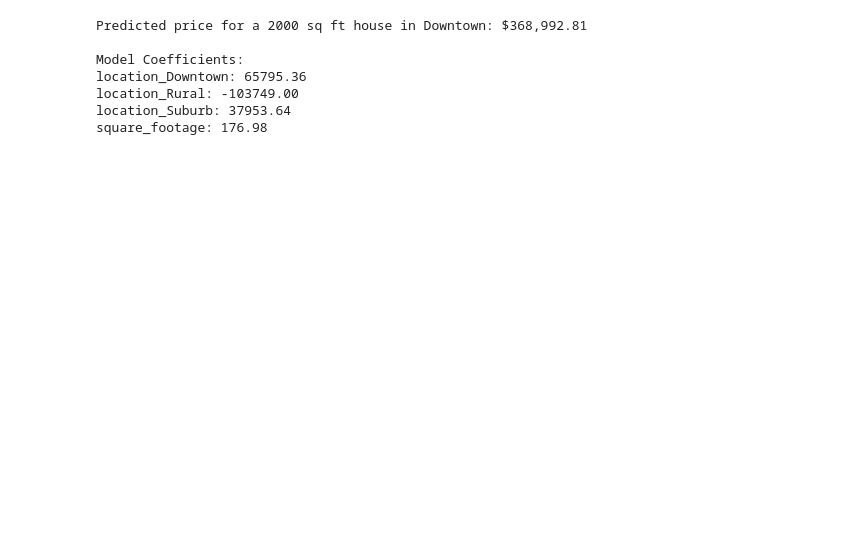
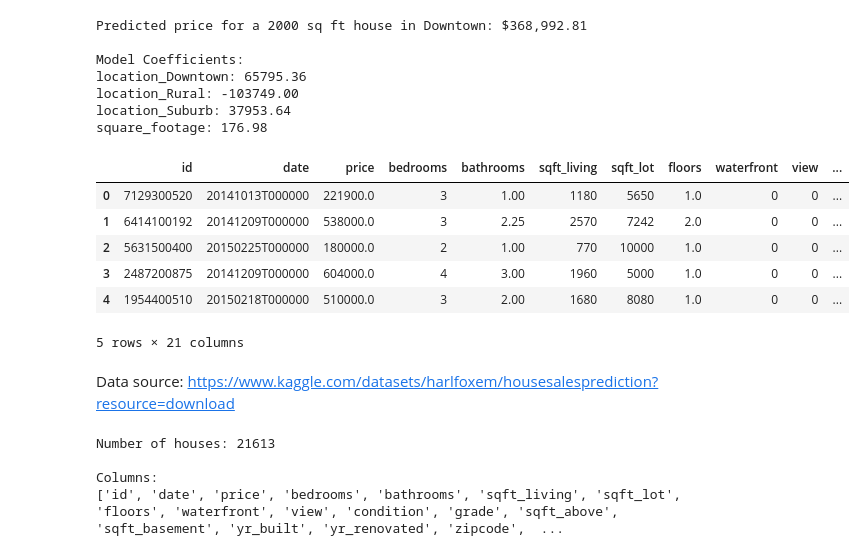
Before and after one commit to camilavazquezz/colab, a Jupyter notebook: house_price_prediction.ipynb, the cells around one changed output. Cells and saved outputs as stored; diff of their text form; code cells hidden in the pictures; blank space fills up the shorter version.

```diff
--- a/house_price_prediction.ipynb
+++ b/house_price_prediction.ipynb
@@ -58,3 +58,31 @@ location_Downtown: 65795.36
 location_Rural: -103749.00
 location_Suburb: 37953.64
 square_footage: 176.98
+# %%
+# Load the King County House Sales dataset
+# Data source: Kaggle - House Sales in King County, USA
+# https://www.kaggle.com/datasets/harlfoxem/housesalesprediction
+
+df = pd.read_csv("kc_house_data.csv")
+
+# Display the first 5 houses
+df.head()
+# %% [output]
+|  | id | date | price | bedrooms | bathrooms | sqft_living | sqft_lot | floors | waterfront | view | ... |
+| 0 | 7129300520 | 20141013T000000 | 221900.0 | 3 | 1.00 | 1180 | 5650 | 1.0 | 0 | 0 | ... |
+| 1 | 6414100192 | 20141209T000000 | 538000.0 | 3 | 2.25 | 2570 | 7242 | 2.0 | 0 | 0 | ... |
+| 2 | 5631500400 | 20150225T000000 | 180000.0 | 2 | 1.00 | 770 | 10000 | 1.0 | 0 | 0 | ... |
+| 3 | 2487200875 | 20141209T000000 | 604000.0 | 4 | 3.00 | 1960 | 5000 | 1.0 | 0 | 0 | ... |
+| 4 | 1954400510 | 20150218T000000 | 510000.0 | 3 | 2.00 | 1680 | 8080 | 1.0 | 0 | 0 | ... |
+5 rows × 21 columns
+# %% [markdown]
+Data source: https://www.kaggle.com/datasets/harlfoxem/housesalesprediction?resource=download
+# %%
+print("Number of houses:", len(df))
+print("\nColumns:")
+print(df.columns.tolist())
+# %% [output]
+Number of houses: 21613
+
+Columns:
+['id', 'date', 'price', 'bedrooms', 'bathrooms', 'sqft_living', 'sqft_lot', 'floors', 'waterfront', 'view', 'condition', 'grade', 'sqft_above', 'sqft_basement', 'yr_built', 'yr_renovated', 'zipcode',  ...
```
Also changed, not shown: parts of 8 cells of this notebook.
